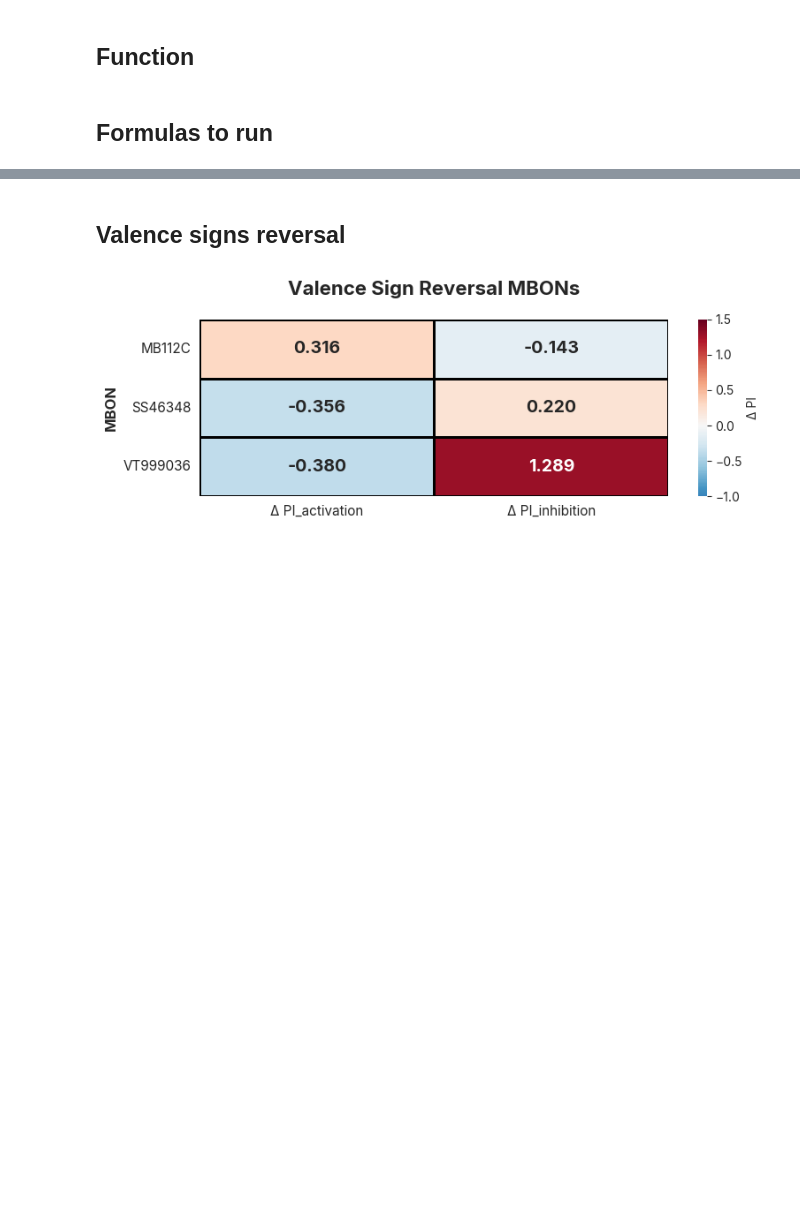
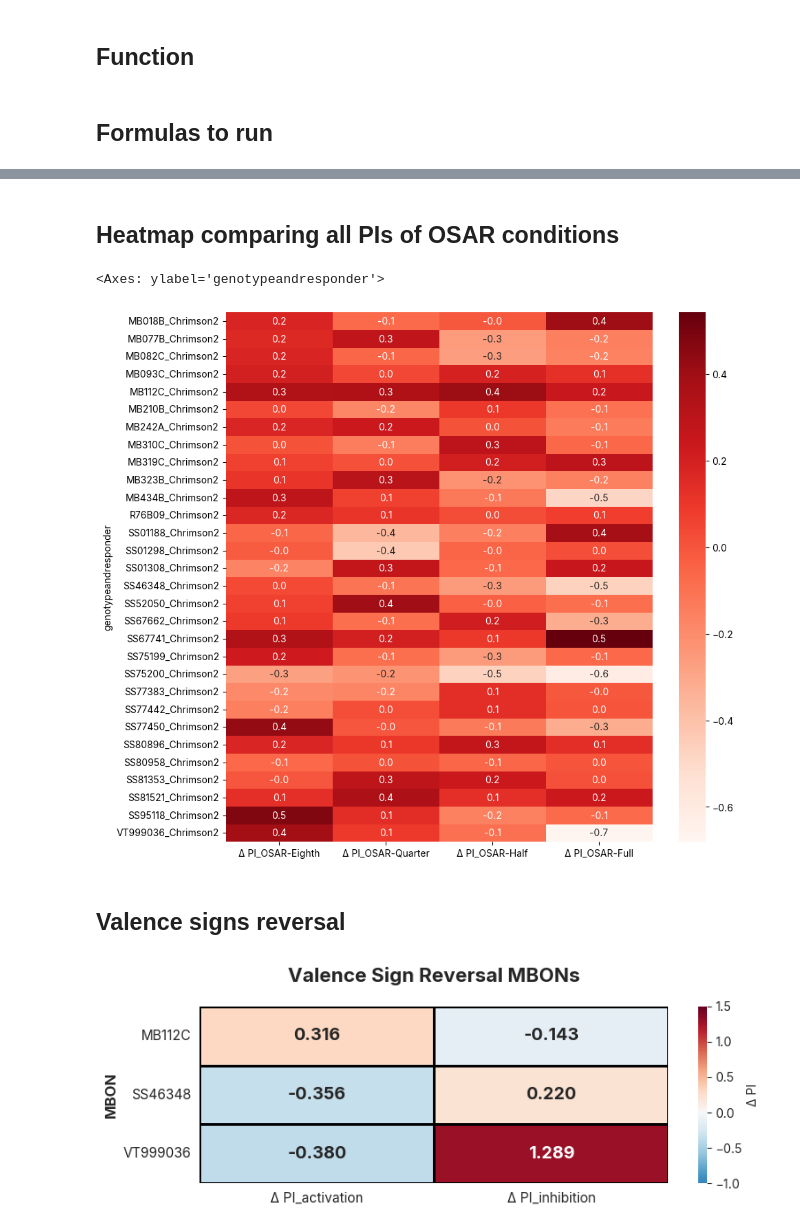
Before and after one commit to lnicole08/OSAR-Nicole-version, a Jupyter notebook: Falling-OSAR classification_2.ipynb, the cells around one changed output, grey strips where cells are left out. Cells and saved outputs as stored; diff of their text form; code cells hidden in the pictures; blank space fills up the shorter version.

```diff
--- a/Falling-OSAR classification_2.ipynb
+++ b/Falling-OSAR classification_2.ipynb
@@ -43,7 +45,8 @@ officecomp = "C:\\Users\\Star\\"
 labcomp = "C:\\Users\\User\\"
 computer2 = "C:\\Users\\lnico\\"
 homecomp = "D:\\"
-specifiedpath = labcomp
+specifiedpath = homecomp
+filedate = "20251014"
 
 filedirectory_OSAR = "ACC Lab Dropbox\\ACC Lab\\Nicole Lee\\Data Compilation\\osar_compiled\\2025collection\\"
 filedirectory_Falling = "ACC Lab Dropbox\\ACC Lab\\Nicole Lee\\Data Compilation\\Falling_New\\Compilation with delta\\2025deltagcollection\\"
@@ -402,0 +298,2 @@ Generated heatmap for Half_and_Full condition
+# %% [markdown]
+## Heatmap comparing all PIs of OSAR conditions
@@ -403,3 +327,25 @@ Generated heatmap for Half_and_Full condition
+# %%
+responder = "Chrimson2"
+
+if responder == 'Chrimson2':
+    responderrename = "CsChrimson"
+    df_lightint = lightintensitycheck[lightintensitycheck['Responder']=="Chrimson2"]
+    colormap = "Reds"
+
+
+if responder == 'ACR':
+    responderrename = "GtACR1"
+    df_lightint = lightintensitycheck[lightintensitycheck['Responder']=="ACR"]
+    colormap = "Greens"
+
+
+totalpiheatmap = df_lightint.drop(columns=['Responder', 'MBON']).set_index('genotypeandresponder')
+fig_heatmappi, ax_heatmappi = plt.subplots(figsize=(10,10))
+
+sns.heatmap(totalpiheatmap, ax=ax_heatmappi, annot=True, fmt=".1f", cmap = colormap)
+# %% [output]
+<Axes: ylabel='genotypeandresponder'>
+[figure, added]
 # %% [markdown]
 ## Valence signs reversal
 # %%
```
Also changed, not shown: parts of 16 cells of this notebook, 10 other files.
